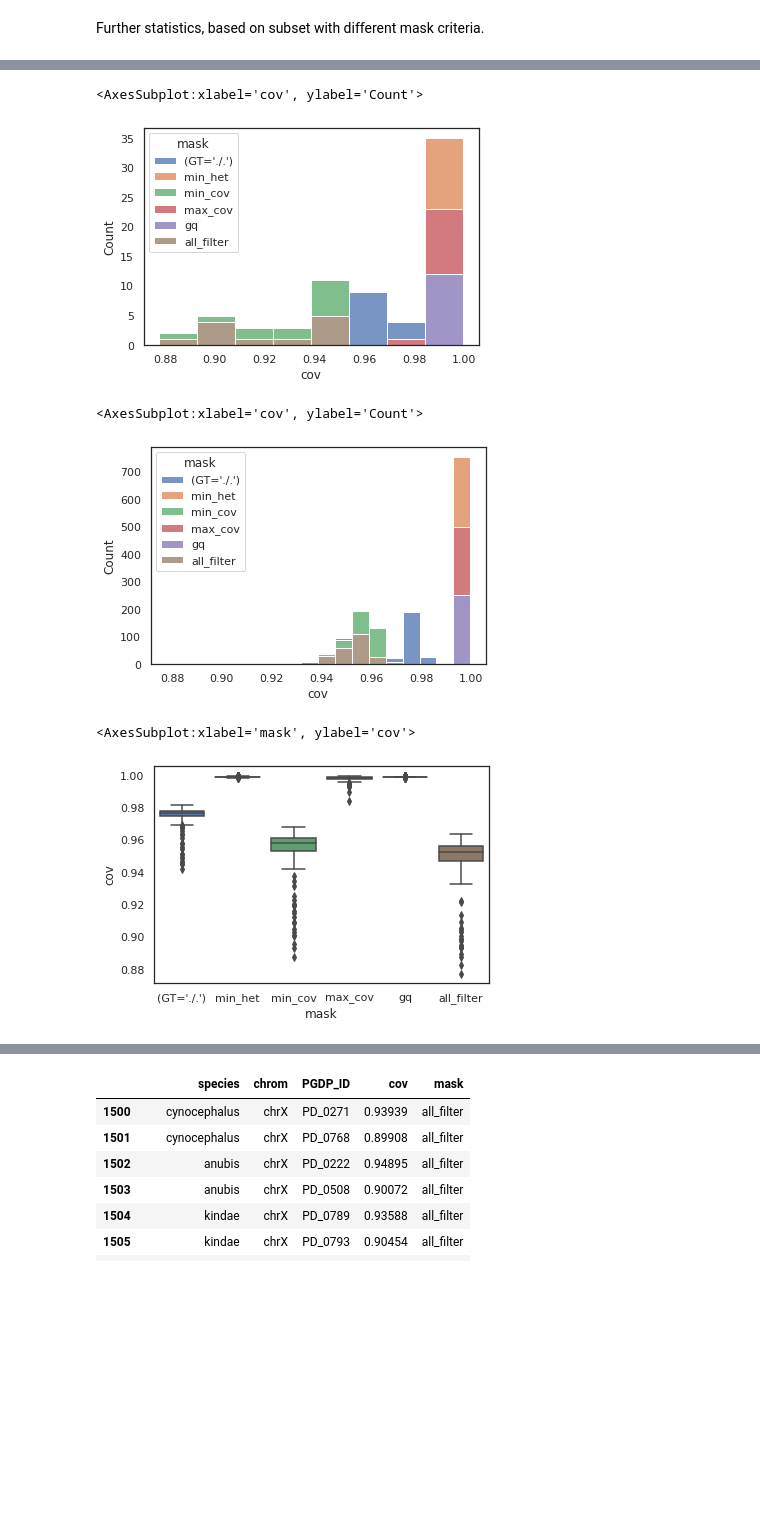
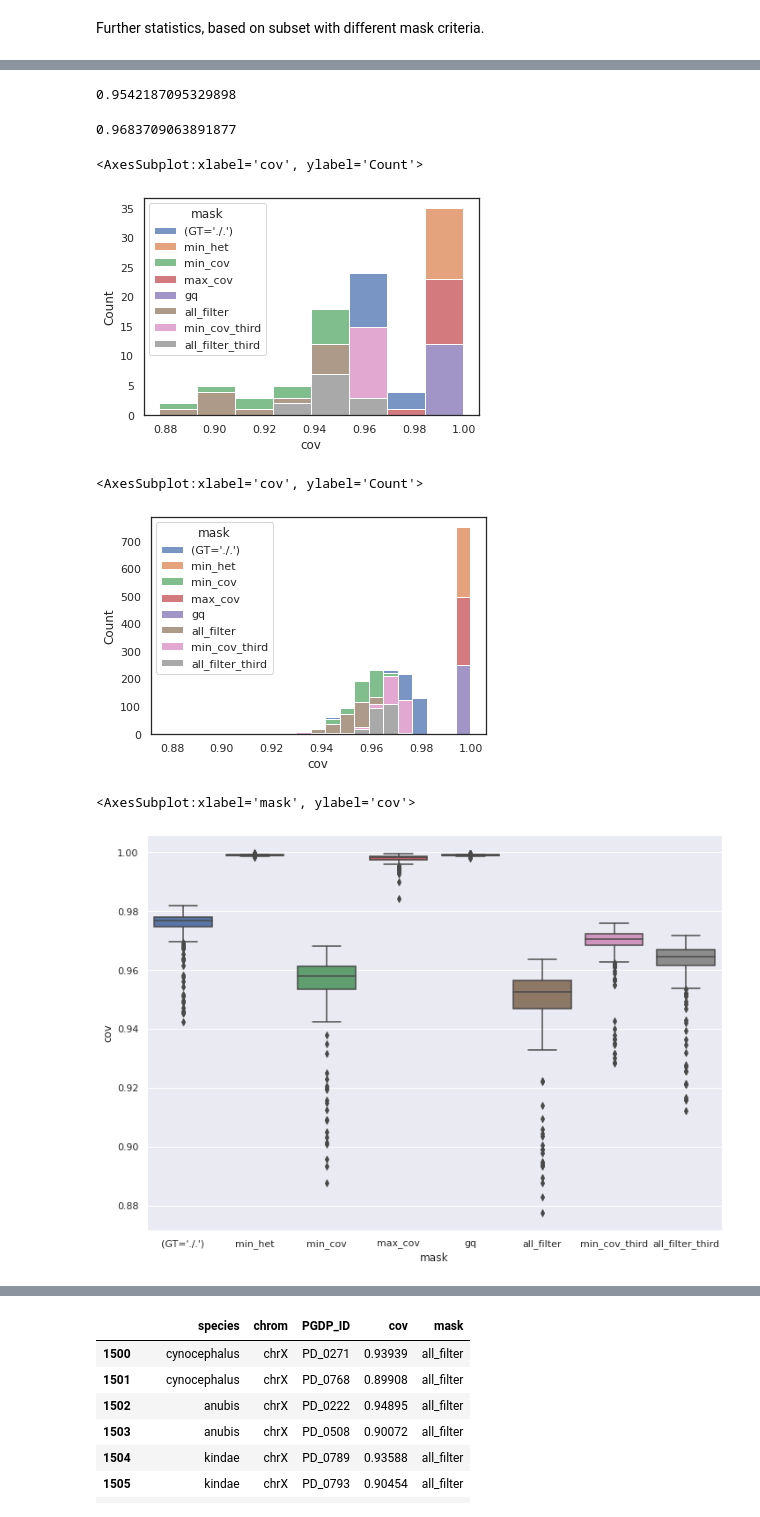
Before and after one commit to erikfogh/baboon_analysis, a Jupyter notebook: notebooks/mask01_degree_of_coverage.ipynb, the cells around one changed output, grey strips where cells are left out. Drawn from its saved outputs; the diff is of its cells as text; code cells hidden in the pictures; blank space fills up the shorter version.

```diff
--- a/notebooks/mask01_degree_of_coverage.ipynb
+++ b/notebooks/mask01_degree_of_coverage.ipynb
@@ -240,11 +254,6 @@ for chrom in chromosomes:
         percentage_cov.append((df.chromEnd.sum()-df.chromStart.sum())/chrom_lengths[chrom])
         chr_list.append(chrom)
         s_list.append(s)
-    df = pd.read_csv(data_dir+"all_baboons_{}_merged.bed".format(chrom), sep='\t',
-                        comment='t', header=None, names=["chrom", "chromStart", "chromEnd"])
-    percentage_cov.append((df.chromEnd.sum()-df.chromStart.sum())/chrom_lengths[chrom])
-    chr_list.append(chrom)
-    s_list.append("all_baboons")
     print(chrom)
 d_cov = {"species": s_list, "chrom": chr_list, "cov": percentage_cov}
 coverage_df_merged = pd.DataFrame(data=d_cov)
@@ -306,7 +312,8 @@ name_subset =['PD_0271', 'PD_0768', 'PD_0222', 'PD_0508', 'PD_0789',
               'PD_0793','PD_0708', 'PD_0718', 'PD_0390', 'PD_0401', 'PD_0695', 'PD_0692']
 # %%
 data_dir = "/home/eriks/primatediversity/people/erik/data/callmasks/"
-mask_type = ["only_GT_miss/", "min_het/", "min_cov/", "max_cov/", "gq/", "all_filter/"]
+mask_type = ["only_GT_miss/", "min_het/", "min_cov/", "max_cov/", "gq/",
+             "all_filter/", "min_cov_third/", "all_filter_third/"]
 s_list = []
 percentage_cov = []
 chr_list = []
@@ -340,20 +349,29 @@ all_filter/
+# %%
+coverage_df_mask_test.loc[coverage_df_mask_test["mask"] == "min_cov"]["cov"].mean()
+# %% [output]
+0.9542187095329898
+# %%
+coverage_df_mask_test.loc[coverage_df_mask_test["mask"] == "min_cov_third"]["cov"].mean()
+# %% [output]
+0.9683709063891877
 # %%
 sns.histplot(coverage_df_mask_test.loc[coverage_df_mask_test["chrom"] == "chrX"],
              x="cov", hue="mask", multiple="stack")
 # %% [output]
 <AxesSubplot:xlabel='cov', ylabel='Count'>
-[figure, old version]
+[figure, new version]
 # %%
 sns.histplot(coverage_df_mask_test,
              x="cov", hue="mask", multiple="stack")
 # %% [output]
 <AxesSubplot:xlabel='cov', ylabel='Count'>
-[figure, old version]
+[figure, new version]
 # %%
+sns.set(rc={'figure.figsize':(11.7,8.27)})
 sns.boxplot(x="mask", y="cov", data=coverage_df_mask_test)
 # %% [output]
 <AxesSubplot:xlabel='mask', ylabel='cov'>
-[figure, old version]
+[figure, new version]
 # %%
 b = sns.boxplot(x="species", y="cov", data=coverage_df_mask_test)
 b.set_xlabel("Species",fontsize=20)
```
Also changed, not shown: parts of 43 cells of this notebook, 12 other files.
